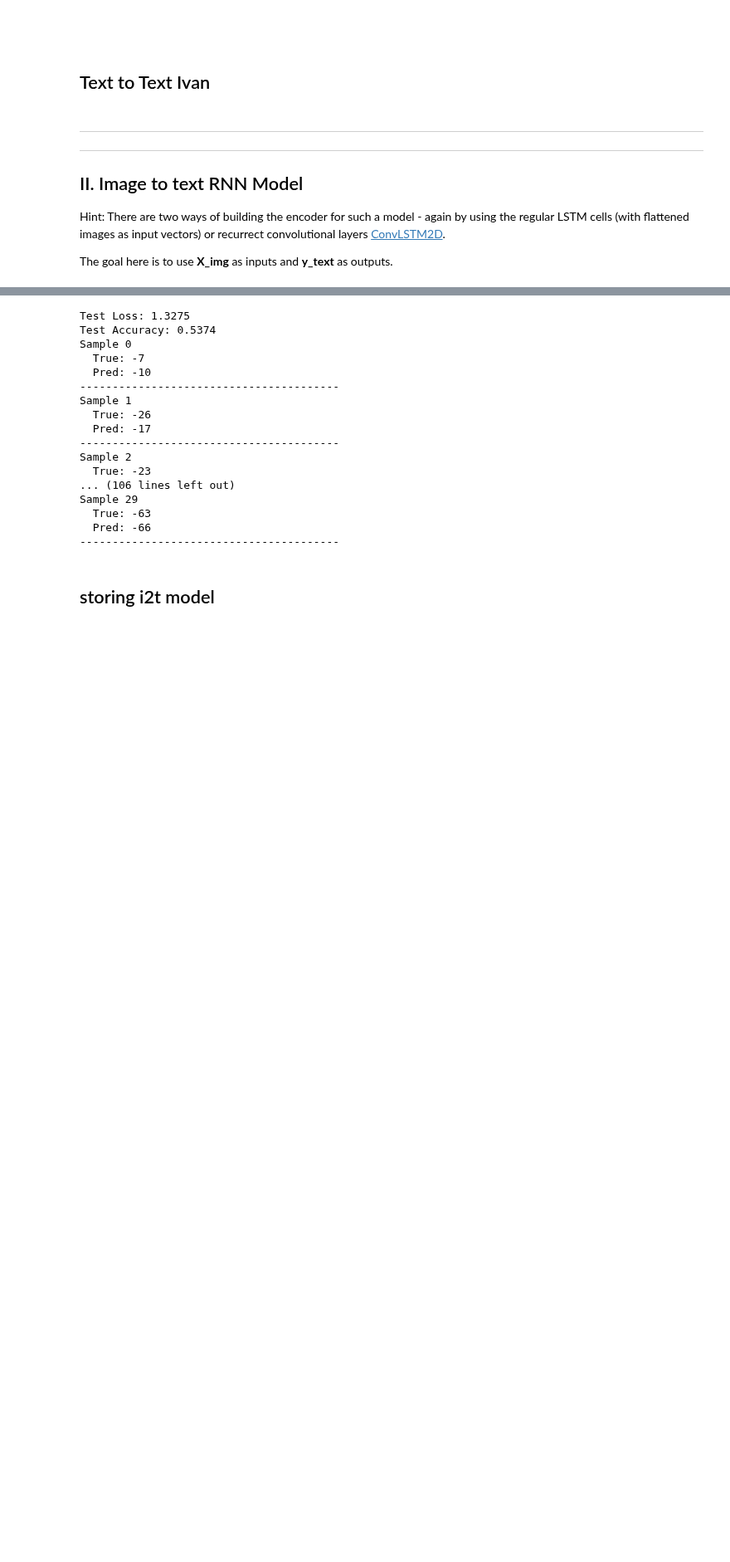
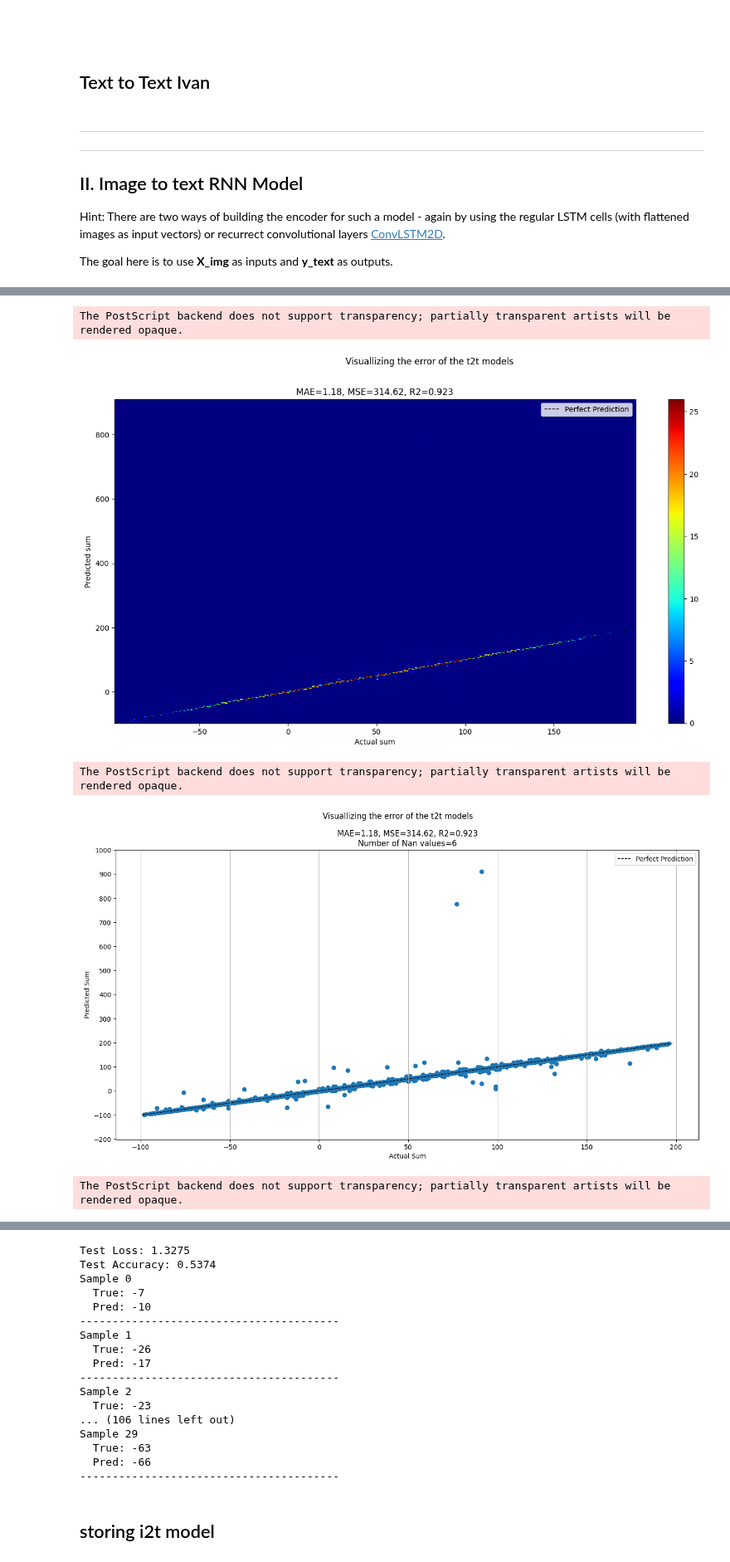
Before and after one commit to watchthedoge/IDL_22, a Jupyter notebook: Assignment_2/Part_2/A2_RNNs.ipynb, the cells around one changed output, grey strips where cells are left out. Shown at 83% size. Saved outputs shown, nothing was run; the diff lists cells and outputs as text; code cells hidden in the pictures; blank space fills up the shorter version.

Commit message:
i2t graphs

```diff
--- a/Assignment_2/Part_2/A2_RNNs.ipynb
+++ b/Assignment_2/Part_2/A2_RNNs.ipynb
@@ -499,9 +506,10 @@ The PostScript backend does not support transparency; partially transparent arti
 from sklearn.metrics import confusion_matrix, accuracy_score, mean_absolute_error, mean_squared_error, r2_score
 def plot_hist_predictions(all_model_dict):
 
-    savedir = f'./plots/hist_predictions_for_t2t_model.eps'
+    savedir = f'./plots/hist_predictions_for_i2t_model.eps'
 
-    fig, axes = plt.subplots(nrows=1, ncols=3, figsize=(16,8))
+    fig, axes = plt.subplots(nrows=1, ncols=1, figsize=(16,8))
+    axes = np.array([axes])
     axes = axes.flatten()
     fig.suptitle('Visuallizing the error of the t2t models')
 
@@ -536,9 +544,10 @@ def plot_hist_predictions(all_model_dict):
 
 def plot_scatter_predictions(all_model_dict):
 
-    savedir = f'./plots/scatter_predictions_for_t2t_model.eps'
+    savedir = f'./plots/scatter_predictions_for_i2t_model.eps'
 
-    fig, axes = plt.subplots(nrows=1, ncols=3, figsize=(16,8))
+    fig, axes = plt.subplots(nrows=1, ncols=1, figsize=(16,8))
+    axes = np.array([axes])
     axes = axes.flatten()
     fig.suptitle('Visuallizing the error of the t2t models')
 
@@ -575,7 +584,7 @@ def plot_scatter_predictions(all_model_dict):
     plt.show()
 
 def show_nan_table(all_model_dict):
-    savedir = f'./plots/table_nan.eps'
+    savedir = f'./plots/table_nan_i2t.eps'
 
     col_template=['input','output','true value']
     columns = []
@@ -629,9 +638,10 @@ def show_nan_table(all_model_dict):
     plt.show()
 
 def show_nan_hist(all_models_dict):
-    savedir = f'./plots/hist_nan.eps'
+    savedir = f'./plots/hist_nan_i2t.eps'
 
-    fig, axes = plt.subplots(nrows=1, ncols=3, figsize=(16,8))
+    fig, axes = plt.subplots(nrows=1, ncols=1, figsize=(16,8))
+    axes = np.array([axes])
     axes = axes.flatten()
     fig.suptitle('Failure to predict t2t models \nPredicted value of \'-  \'')
     bins = list(range(-20,22))
@@ -942,14 +921,14 @@ def build_img2text_model():
 model_img_to_text = build_img2text_model()
 
 train_img_X, test_img_X, train_text_y, test_text_y = train_test_split(
-    X_img, y_text_onehot, train_size=0.5, random_state=67
+    X_img, y_text_onehot, train_size=0.8, random_state=67
 )
 print(X_img.shape)
 print(y_text_onehot.shape)
 history_model_img_to_text = model_img_to_text.fit(
     train_img_X,
     train_text_y,
-    epochs=400,
+    epochs=200,
     batch_size=32,
     validation_split=0.1,
     callbacks=[EarlyStopping(monitor='val_accuracy',patience=40,restore_best_weights=True,start_from_epoch=40)]
@@ -995,0 +975,15 @@ Epoch 10/400
+# %%
+i2t_pred = model_img_to_text.predict(test_img_X)
+i2t_data = {}
+model_name = 'i2t_working'
+i2t_data[model_name] = {'model': model_img_to_text,
+                                                   'inputs': test_img_X,
+                                                   'predictions': i2t_pred,
+                                                   'true_values': test_text_y,
+                                                   'history': history_model_img_to_text}
+
+plot_hist_predictions(i2t_data)
+plot_scatter_predictions(i2t_data)
+# show_nan_table(i2t_data)
+show_nan_hist(i2t_data)
+# %% [output]
@@ -995,0 +991,5 @@ Epoch 10/400
+The PostScript backend does not support transparency; partially transparent artists will be rendered opaque.
+[figure, added]
+The PostScript backend does not support transparency; partially transparent artists will be rendered opaque.
+[figure, added]
+The PostScript backend does not support transparency; partially transparent artists will be rendered opaque.
```
Also changed, not shown: parts of 6 cells of this notebook, 3 other files.
